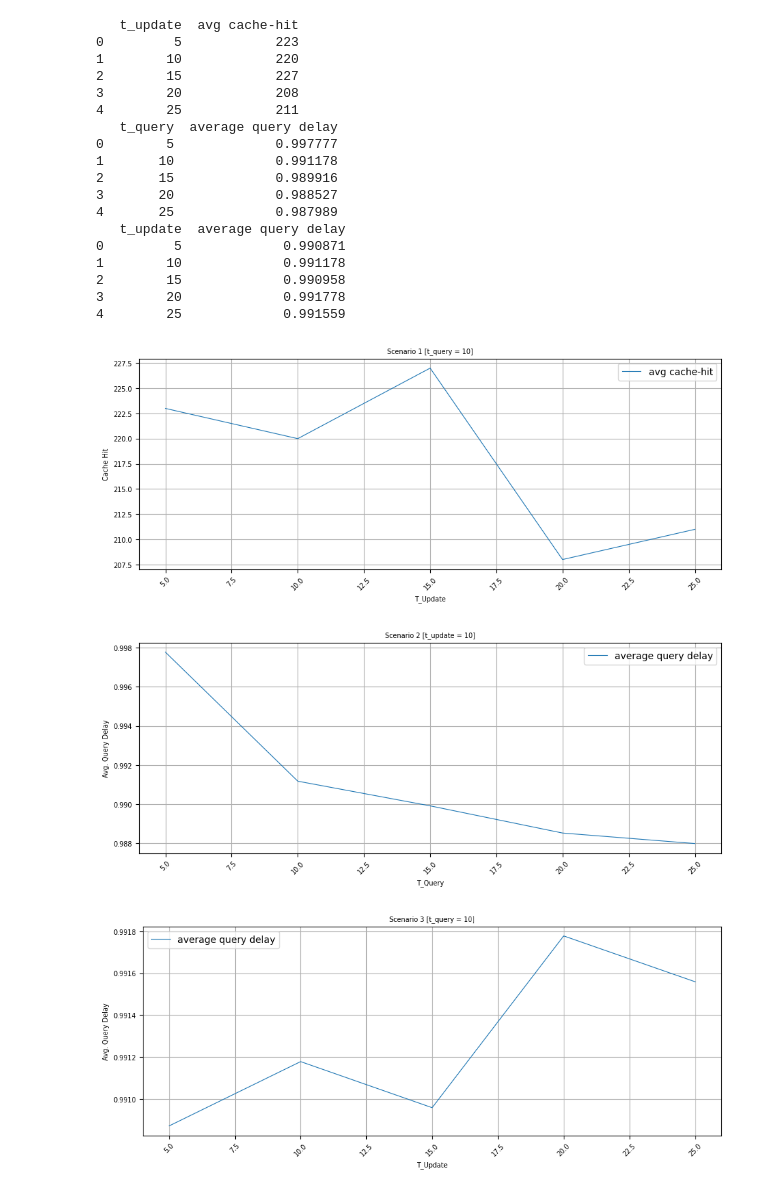
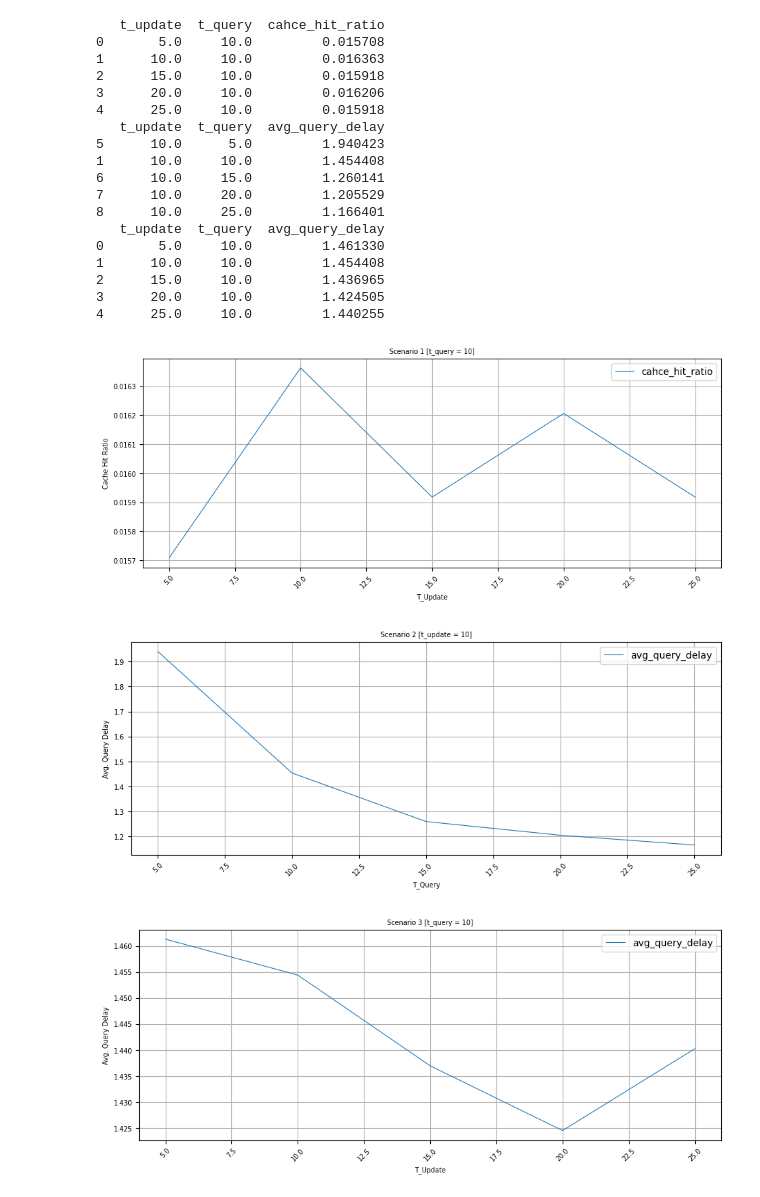
Before and after one commit to sayederfanarefin/csim, a Jupyter notebook: project 3/Result graphs - sim time = 150000.0.ipynb, the cells around one changed output. Drawn from its saved outputs; the diff is of its cells as text; code cells hidden in the pictures.

```diff
--- a/project 3/Result graphs - sim time = 150000.0.ipynb
+++ b/project 3/Result graphs - sim time = 150000.0.ipynb
@@ -33,45 +43,62 @@ print (df2)
 # %%
-df1 = df1and3.drop(["avg total queries", "average query delay"], axis = 1)
-df2 = df2.drop(["avg total queries", "avg cache-hit"], axis = 1)
-df3 = df1and3.drop(["avg total queries", "avg cache-hit"], axis = 1)
+
+
+df1and3 = df.loc[df['t_query'] == 10.0].copy()
+df1and3.sort_values(
+     by="t_update",
+    ascending=False
+ )
+
+df2 = df.loc[df['t_update'] == 10.0].copy()
+df2 = df2.sort_values(
+     by="t_query",
+    ascending=True
+ )
+
+# fixed t_query = 10
+
+
+df1 = df1and3.drop(["avg_total_queries", "avg_query_delay", "avg_total_cache_hit"], axis = 1).copy()
+df2 = df2.drop(["avg_total_queries", "avg_total_cache_hit", "cahce_hit_ratio"], axis = 1)
+df3 = df1and3.drop(["avg_total_queries", "avg_total_cache_hit", "cahce_hit_ratio"], axis = 1).copy()
 
 
 print (df1)
 print (df2)
 print (df3)
 # %% [output]
-   t_update  avg cache-hit
-0         5            223
-1        10            220
-2        15            227
-3        20            208
-4        25            211
-   t_query  average query delay
-0        5             0.997777
-1       10             0.991178
-2       15             0.989916
-3       20             0.988527
-4       25             0.987989
-   t_update  average query delay
-0         5             0.990871
-1        10             0.991178
-2        15             0.990958
-3        20             0.991778
-4        25             0.991559
+   t_update  t_query  cahce_hit_ratio
+0       5.0     10.0         0.015708
+1      10.0     10.0         0.016363
+2      15.0     10.0         0.015918
+3      20.0     10.0         0.016206
+4      25.0     10.0         0.015918
+   t_update  t_query  avg_query_delay
+5      10.0      5.0         1.940423
+1      10.0     10.0         1.454408
+6      10.0     15.0         1.260141
+7      10.0     20.0         1.205529
+8      10.0     25.0         1.166401
+   t_update  t_query  avg_query_delay
+0       5.0     10.0         1.461330
+1      10.0     10.0         1.454408
+2      15.0     10.0         1.436965
+3      20.0     10.0         1.424505
+4      25.0     10.0         1.440255
 # %%
-ax = df1.plot(x='t_update', y='avg cache-hit', figsize=(11,4), fontsize=7, linewidth=0.8)
+ax = df1.plot(x='t_update', y='cahce_hit_ratio', figsize=(11,4), fontsize=7, linewidth=0.8)
 ax.set_title('Scenario 1 [t_query = 10]', fontsize=7)
 ax.set_xlabel('T_Update', fontsize=7)
-ax.set_ylabel('Cache Hit', fontsize=7)
+ax.set_ylabel('Cache Hit Ratio', fontsize=7)
 
 ax.grid(True)
 plt.xticks(rotation = 45)
 plt.show()
 # %% [output]
-[figure, old version]
+[figure, new version]
 # %%
 
-ax = df2.plot(x='t_query', y='average query delay', figsize=(11,4), fontsize=7, linewidth=0.8)
+ax = df2.plot(x='t_query', y='avg_query_delay', figsize=(11,4), fontsize=7, linewidth=0.8)
 ax.set_title('Scenario 2 [t_update = 10]', fontsize=7)
 ax.set_xlabel('T_Query', fontsize=7)
 ax.set_ylabel('Avg. Query Delay', fontsize=7)
@@ -80,9 +107,9 @@ ax.grid(True)
 plt.xticks(rotation = 45)
 plt.show()
 # %% [output]
-[figure, old version]
+[figure, new version]
 # %%
-ax = df3.plot(x='t_update', y='average query delay', figsize=(11,4), fontsize=7, linewidth=0.8)
+ax = df3.plot(x='t_update', y='avg_query_delay', figsize=(11,4), fontsize=7, linewidth=0.8)
 ax.set_title('Scenario 3 [t_query = 10]', fontsize=7)
 ax.set_xlabel('T_Update', fontsize=7)
 ax.set_ylabel('Avg. Query Delay', fontsize=7)
@@ -91,4 +118,4 @@ ax.grid(True)
 plt.xticks(rotation = 45)
 plt.show()
 # %% [output]
-[figure, old version]
+[figure, new version]
```
Also changed, not shown: parts of 1 cell of this notebook, 8 other files.
